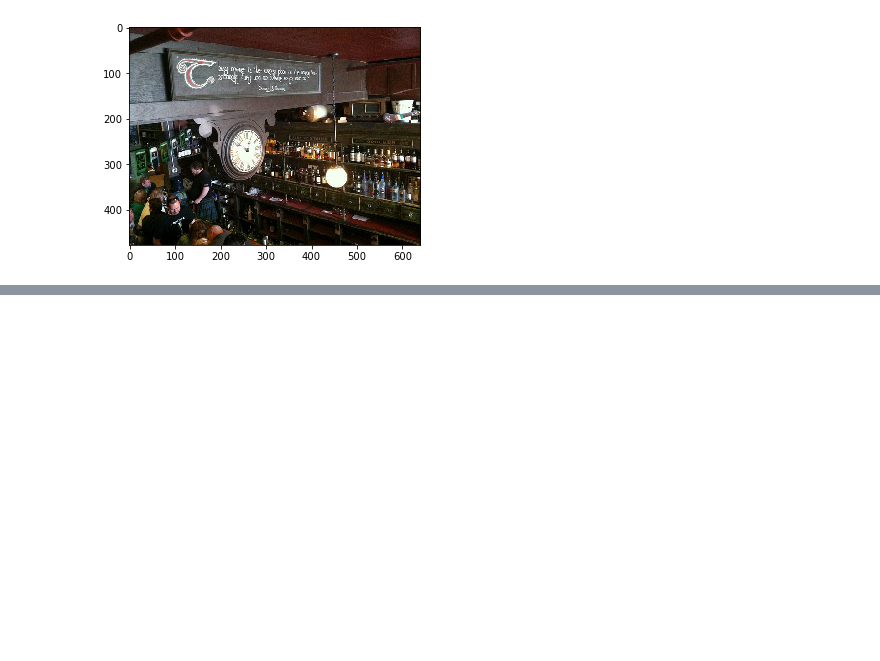
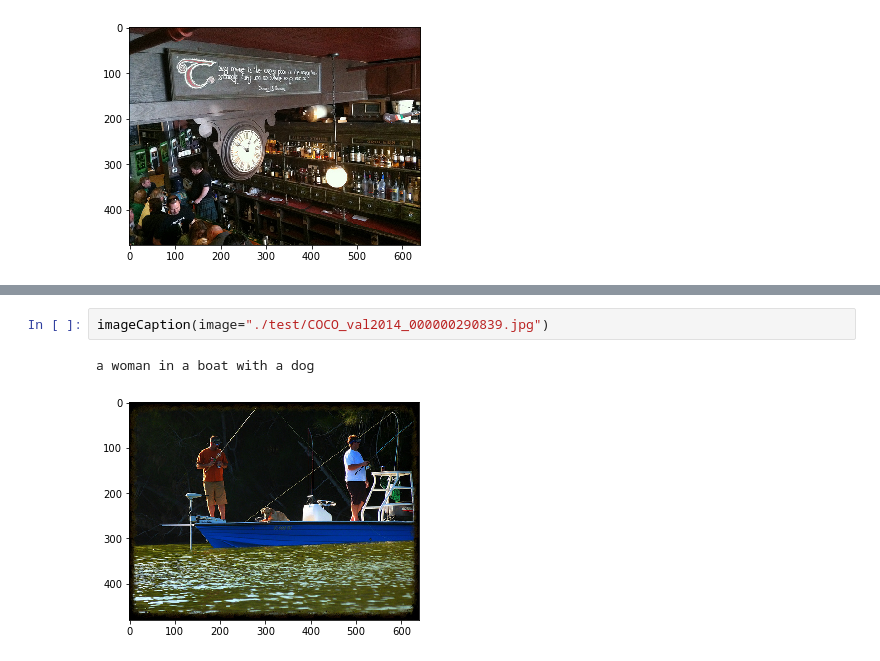
Before and after one commit to YinuoW/Show-and-Tell-Project, a Jupyter notebook: demo.ipynb, the cells around one changed output, grey strips where cells are left out. Cells and saved outputs as stored; diff of their text form; blank space fills up the shorter version.

```diff
--- a/demo.ipynb
+++ b/demo.ipynb
@@ -83,0 +96,5 @@ a clock is on the side of a building .
+# %%
+imageCaption(image="./test/COCO_val2014_000000290839.jpg")
+# %% [output]
+a woman in a boat with a dog
+[figure, added]
```
Also changed, not shown: parts of 4 cells of this notebook.
